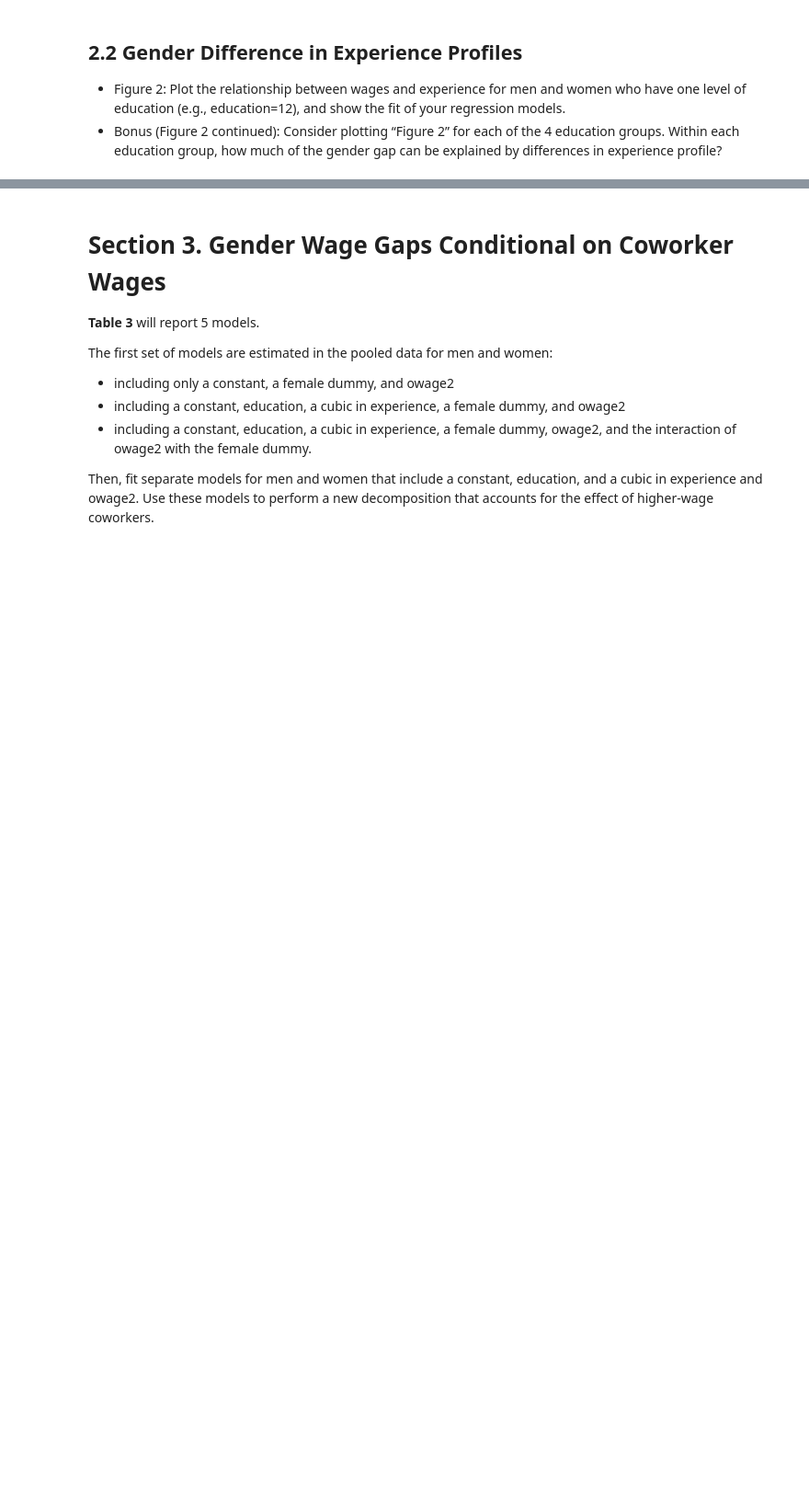
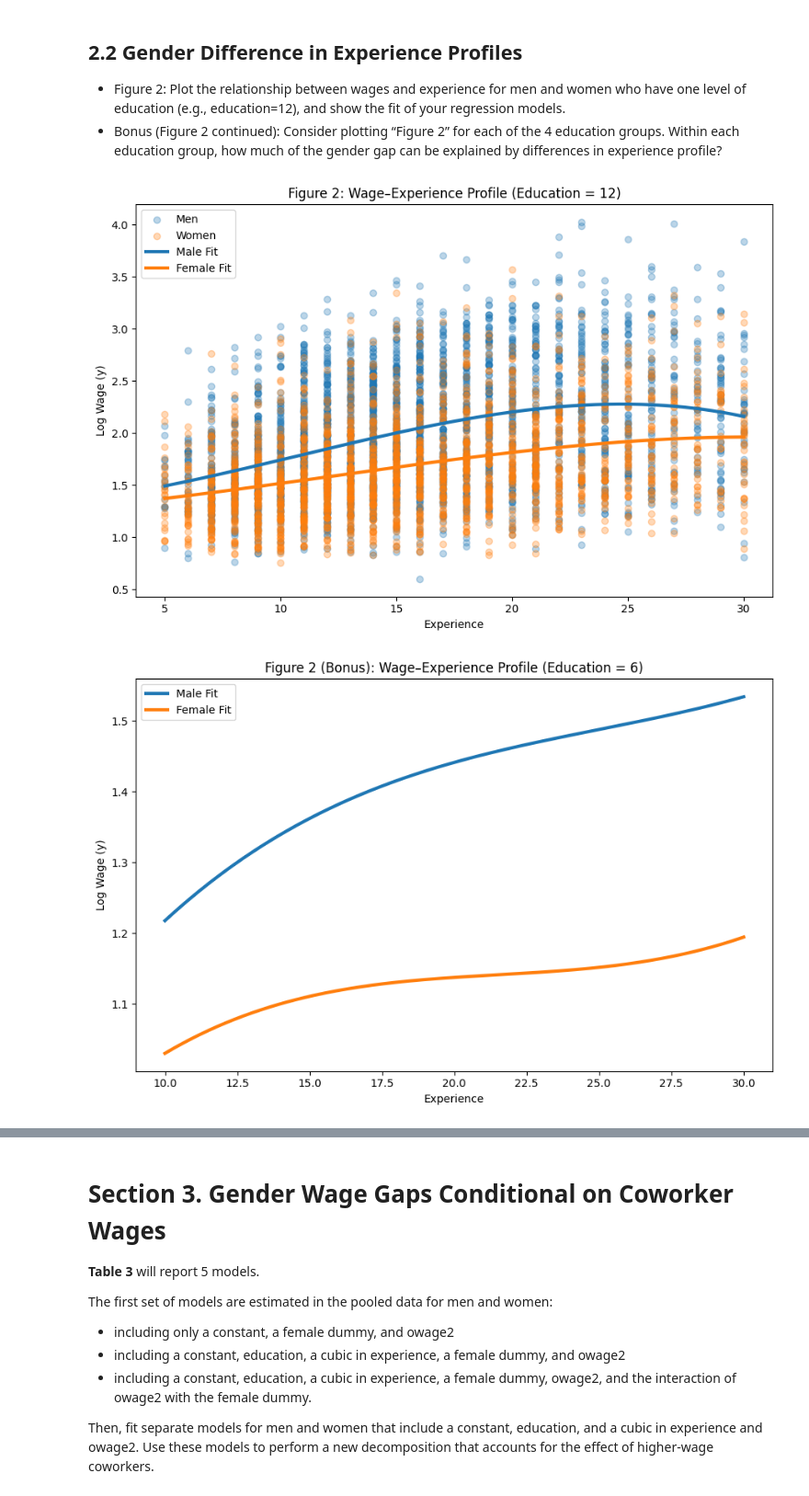
Before and after one commit to adelatorre2/econ695_group5_final, a Jupyter notebook: code/project_code.ipynb, the cells around one changed output, grey strips where cells are left out. Shown at 92% size. Drawn from its saved outputs; the diff is of its cells as text; code cells hidden in the pictures; blank space fills up the shorter version.

```diff
--- a/code/project_code.ipynb
+++ b/code/project_code.ipynb
@@ -168,3 +278,54 @@ summary.as_latex()
 ## 2.2 Gender Difference in Experience Profiles
 - Figure 2: Plot the relationship between wages and experience for men and women who have one level of education (e.g., education=12), and show the fit of your regression models.
 - Bonus (Figure 2 continued): Consider plotting “Figure 2” for each of the 4 education groups. Within each education group, how much of the gender gap can be explained by differences in experience profile?
+# %%
+# Choose education group
+edu_group = 12
+sub = df[df.educ == edu_group]
+
+# Fit by gender
+fit_m = smf.ols("y ~ exp + exp2 + exp3", data=sub[sub.female == 0]).fit()
+fit_f = smf.ols("y ~ exp + exp2 + exp3", data=sub[sub.female == 1]).fit()
+
+# Range of experience for plotting
+xp = np.linspace(sub.exp.min(), sub.exp.max(), 200)
+Xp = pd.DataFrame({"exp": xp, "exp2": xp**2, "exp3": xp**3})
+
+# Plot raw data + fitted curves
+plt.figure(figsize=(9,6))
+plt.scatter(sub[sub.female==0].exp, sub[sub.female==0].y, alpha=0.3, label="Men")
+plt.scatter(sub[sub.female==1].exp, sub[sub.female==1].y, alpha=0.3, label="Women")
+
+plt.plot(xp, fit_m.predict(Xp), linewidth=3, label="Male Fit")
+plt.plot(xp, fit_f.predict(Xp), linewidth=3, label="Female Fit")
+
+plt.title(f"Figure 2: Wage–Experience Profile (Education = {edu_group})")
+plt.xlabel("Experience")
+plt.ylabel("Log Wage (y)")
+plt.legend()
+plt.tight_layout()
+plt.show()
+
+for e in [6, 9, 12, 16]:
+    sub = df[df.educ == e]
+    if len(sub) < 50:
+        continue
+
+    fit_m = smf.ols("y ~ exp + exp2 + exp3", data=sub[sub.female == 0]).fit()
+    fit_f = smf.ols("y ~ exp + exp2 + exp3", data=sub[sub.female == 1]).fit()
+
+    xp = np.linspace(sub.exp.min(), sub.exp.max(), 200)
+    Xp = pd.DataFrame({"exp": xp, "exp2": xp**2, "exp3": xp**3})
+
+    plt.figure(figsize=(9,6))
+    plt.plot(xp, fit_m.predict(Xp), linewidth=3, label="Male Fit")
+    plt.plot(xp, fit_f.predict(Xp), linewidth=3, label="Female Fit")
+    plt.title(f"Figure 2 (Bonus): Wage–Experience Profile (Education = {e})")
+    plt.xlabel("Experience")
+    plt.ylabel("Log Wage (y)")
+    plt.legend()
+    plt.tight_layout()
+    plt.show()
+# %% [output]
+[figure, added]
+[figure, added]
```
Also changed, not shown: parts of 4 cells of this notebook.
